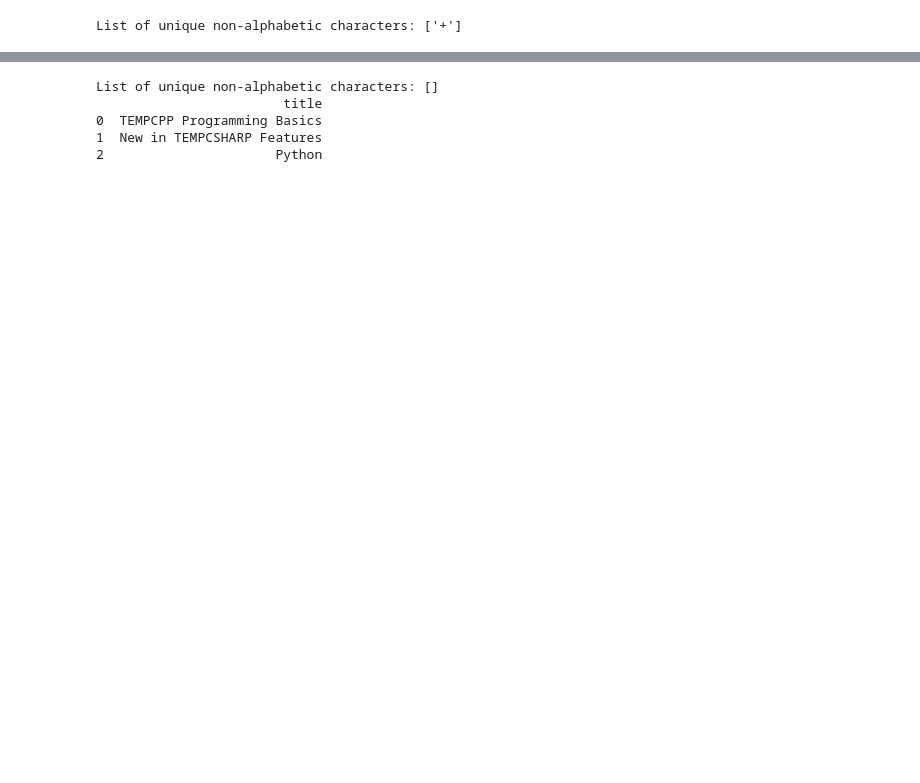
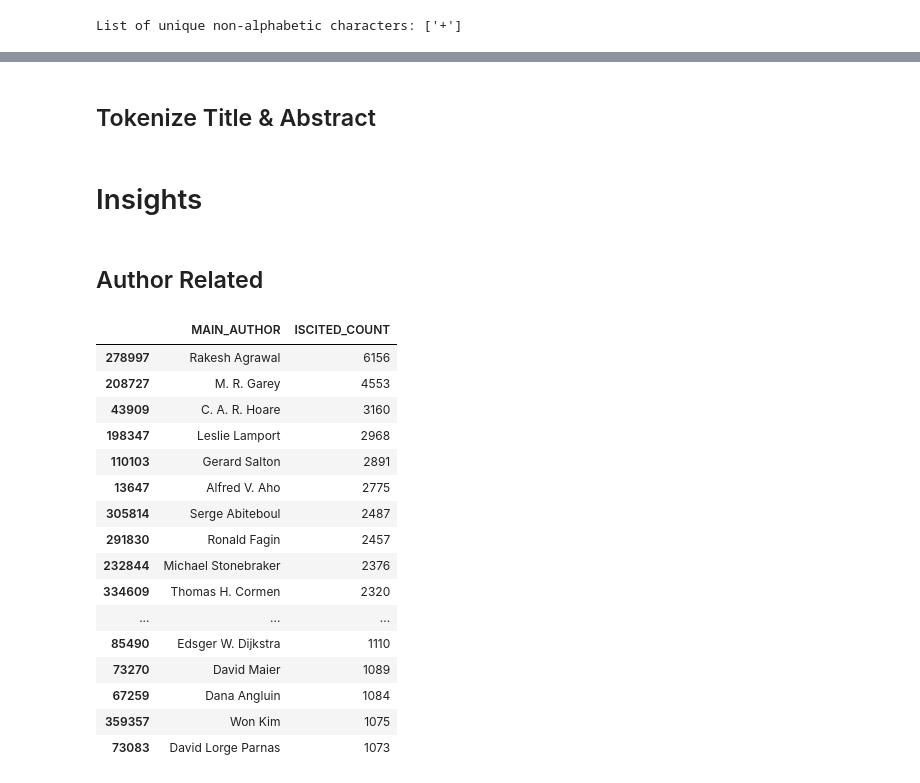
Before and after one commit to ItIsIvyLou/Social-Media-Analysis-Project, a Jupyter notebook: Group Project/Preprocessing.ipynb, the cells around one changed output, grey strips where cells are left out. Saved outputs shown, nothing was run; the diff lists cells and outputs as text; code cells hidden in the pictures; blank space fills up the shorter version.

```diff
--- a/Group Project/Preprocessing.ipynb
+++ b/Group Project/Preprocessing.ipynb
@@ -295,42 +311,34 @@ clean_data.head(5)
 | 2 | Overview of the ADDS System | [Yuri Breitbart, Tom C. Reyes] | 1995 | Modern Database Systems | 2 | [] |  | 0 | 2 | ... |
 | 3 | Multimedia Information Systems Is... | [Stavros Christodoulakis, Leonida... | 1995 | Modern Database Systems | 3 | [] |  | 2 | 2 | ... |
 | 4 | Active Database Systems | [Umeshwar Dayal, Eric N. Hanson, ... | 1995 | Modern Database Systems | 4 | [995520] |  | 16 | 3 | ... |
-# %%
-import pandas as pd
-import re
-
-def clean_column(column):
-    # Step 1: Temporarily replace 'C++' and 'C#' to protect them
-    column = column.str.replace(r'C\+\+', 'TEMP_CPP', regex=True)
-    column = column.str.replace(r'C#', 'TEMP_CSHARP', regex=True)
-
-    # Step 2: Remove all other non-alphabetic characters except spaces
-    column = column.str.replace(r'[^a-zA-Z\s]', '', regex=True)
-
-    # Step 3: Restore 'C++' and 'C#'
-    column = column.str.replace('TEMP_CPP', 'C++', regex=False)
-    column = column.str.replace('TEMP_CSHARP', 'C#', regex=False)
-
-    return column
-
-# Example DataFrame
-data = {'title': ["C++ Programming Basics", "New in C#: Features", "Python-3.8.1"]}
-english_only_data = pd.DataFrame(data)
-
-# Clean the 'title' column
-clean_data = english_only_data.copy()
-clean_data['title'] = clean_column(english_only_data['title'])
-
-# Check for non-alphabetic characters after cleaning
-non_alphabetic_chars_set = set(re.findall(r'[^a-zA-Z\s]', ''.join(clean_data['title'])))
-non_alphabetic_chars_list = list(non_alphabetic_chars_set)
-print("List of unique non-alphabetic characters:", non_alphabetic_chars_list)
-
-# Display cleaned data
-print(clean_data)
-# %% [output]
-List of unique non-alphabetic characters: []
-                        title
-0  TEMPCPP Programming Basics
-1  New in TEMPCSHARP Features
-2                      Python
+# %% [markdown]
+## Tokenize Title & Abstract
+# %%
+clean_data['TITLE_TOKEN'] = clean_data['title'].str.split()
+clean_data['ABSTRACT_TOKEN'] = clean_data['abstract'].str.split()
+# %% [markdown]
+# Insights
+# %% [markdown]
+## Author Related
+# %%
+author_citations_sum = clean_data.groupby('MAIN_AUTHOR')['ISCITED_COUNT'].sum().reset_index()
+author_citations_sum_sorted = author_citations_sum.sort_values(by='ISCITED_COUNT', ascending=False)
+author_citations_sum_sorted.head(50)
+# %% [output]
+|  | MAIN_AUTHOR | ISCITED_COUNT |
+| 278997 | Rakesh Agrawal | 6156 |
+| 208727 | M. R. Garey | 4553 |
+| 43909 | C. A. R. Hoare | 3160 |
+| 198347 | Leslie Lamport | 2968 |
+| 110103 | Gerard Salton | 2891 |
+| 13647 | Alfred V. Aho | 2775 |
+| 305814 | Serge Abiteboul | 2487 |
+| 291830 | Ronald Fagin | 2457 |
+| 232844 | Michael Stonebraker | 2376 |
+| 334609 | Thomas H. Cormen | 2320 |
+| ... | ... | ... |
+| 85490 | Edsger W. Dijkstra | 1110 |
+| 73270 | David Maier | 1089 |
+| 67259 | Dana Angluin | 1084 |
+| 359357 | Won Kim | 1075 |
+| 73083 | David Lorge Parnas | 1073 |
```
Also changed, not shown: parts of 22 cells of this notebook, 3 other files.
